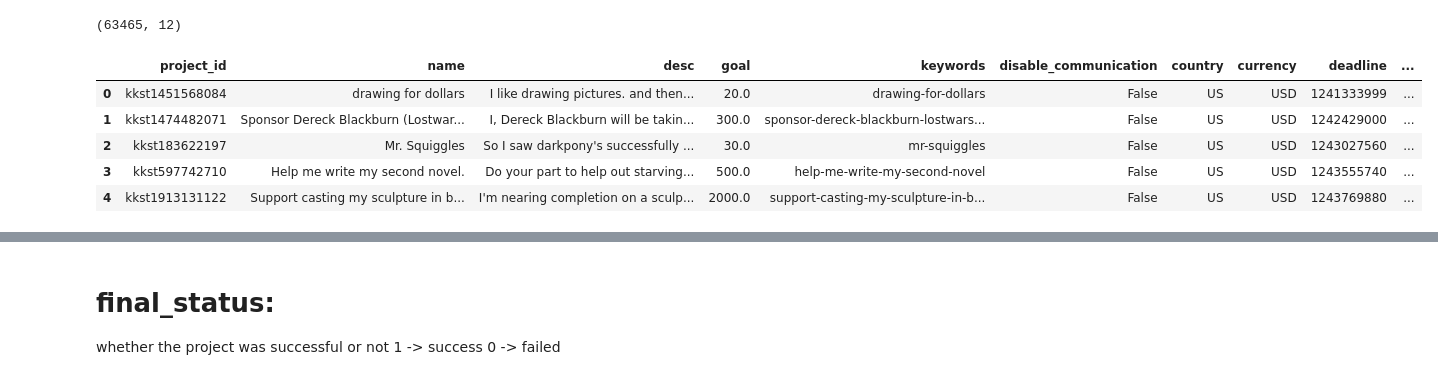
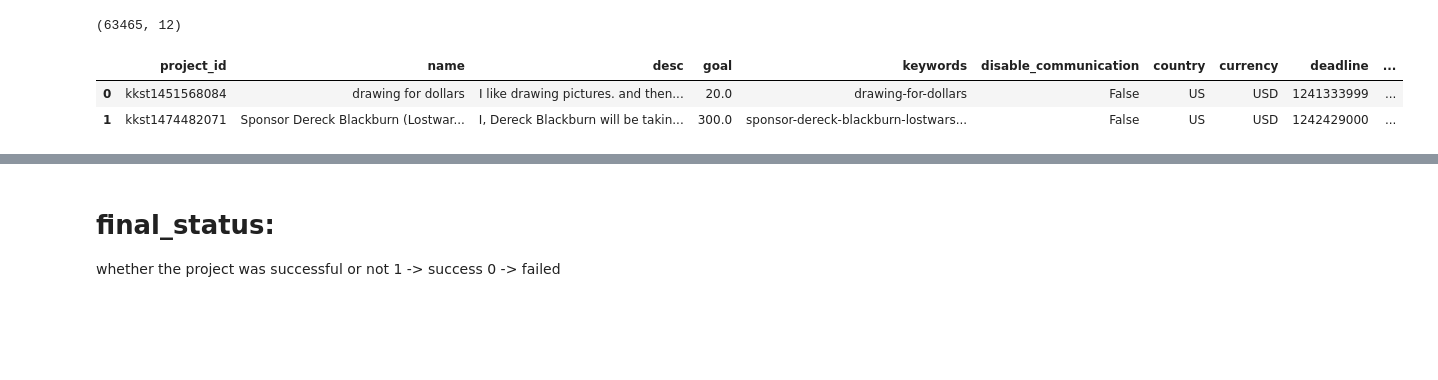
Before and after one commit to nabeelahmed/kickstarter_funding, a Jupyter notebook: Kickstarter Dataset.ipynb, the cells around one changed output, grey strips where cells are left out. Cells and saved outputs as stored; diff of their text form; code cells hidden in the pictures; blank space fills up the shorter version.

```diff
--- a/Kickstarter Dataset.ipynb
+++ b/Kickstarter Dataset.ipynb
@@ -24,12 +24,9 @@ test_data.shape
 # %% [output]
 (63465, 12)
 # %%
-train_data.head()
+train_data.head(2)
 # %% [output]
 |  | project_id | name | desc | goal | keywords | disable_communication | country | currency | deadline | ... |
 | 0 | kkst1451568084 | drawing for dollars | I like drawing pictures. and then... | 20.0 | drawing-for-dollars | False | US | USD | 1241333999 | ... |
 | 1 | kkst1474482071 | Sponsor Dereck Blackburn (Lostwar... | I, Dereck Blackburn will be takin... | 300.0 | sponsor-dereck-blackburn-lostwars... | False | US | USD | 1242429000 | ... |
-| 2 | kkst183622197 | Mr. Squiggles | So I saw darkpony's successfully ... | 30.0 | mr-squiggles | False | US | USD | 1243027560 | ... |
-| 3 | kkst597742710 | Help me write my second novel. | Do your part to help out starving... | 500.0 | help-me-write-my-second-novel | False | US | USD | 1243555740 | ... |
-| 4 | kkst1913131122 | Support casting my sculpture in b... | I'm nearing completion on a sculp... | 2000.0 | support-casting-my-sculpture-in-b... | False | US | USD | 1243769880 | ... |
 # %%
```
Also changed, not shown: parts of 41 cells of this notebook.
